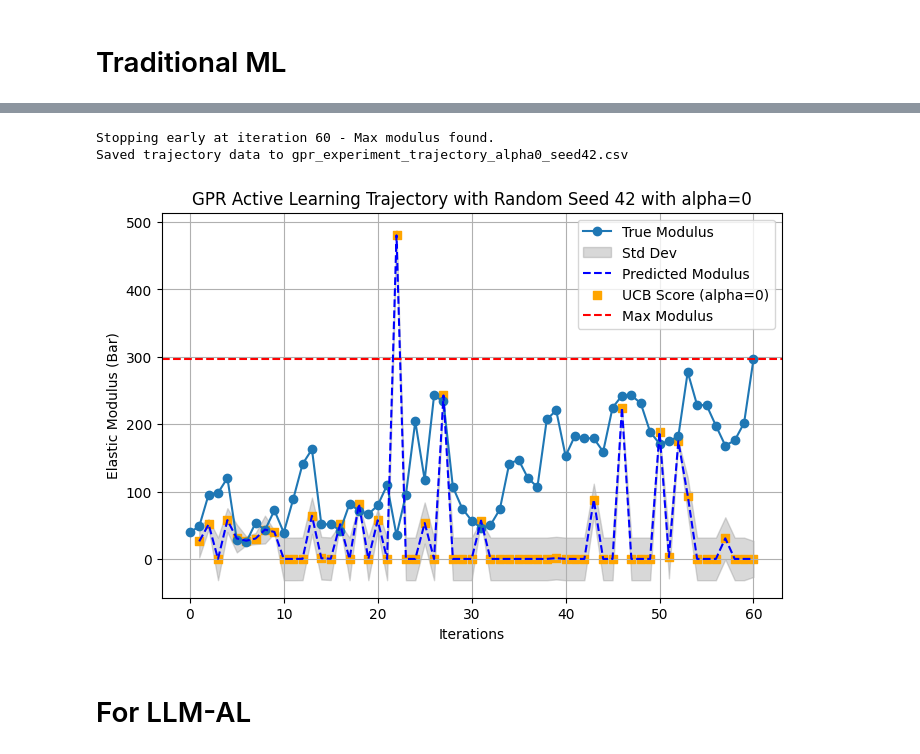
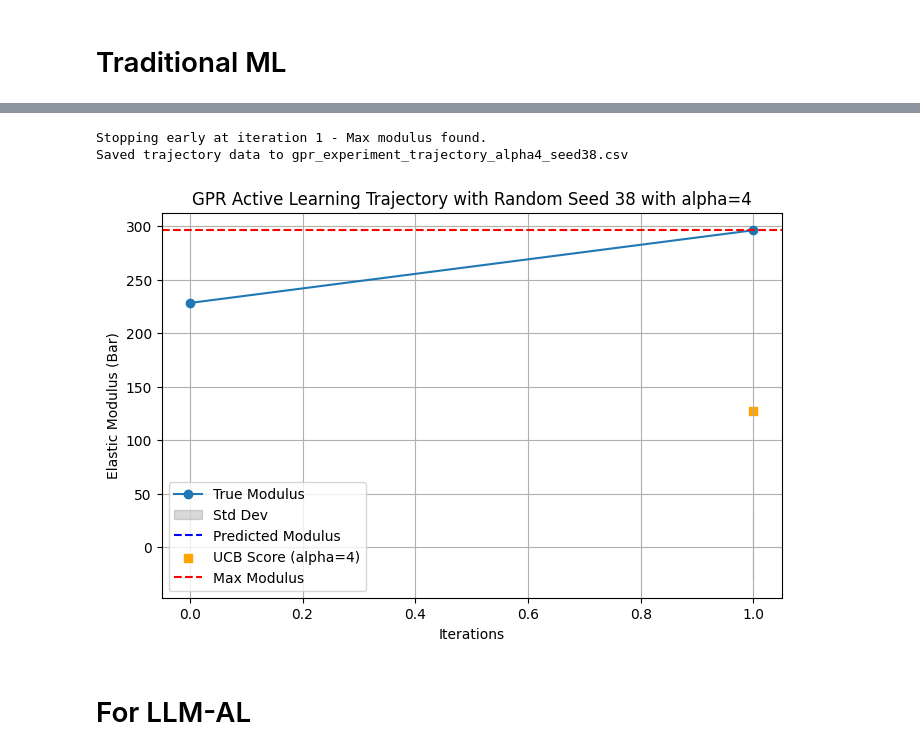
Before and after one commit to Toniaac/hte-data-processing, a Jupyter notebook: Active Learning.ipynb, the cells around one changed output, grey strips where cells are left out. Cells and saved outputs as stored; diff of their text form; code cells hidden in the pictures.

```diff
--- a/Active Learning.ipynb
+++ b/Active Learning.ipynb
@@ -378,5 +381,5 @@ def run_active_learning(data, initial_train_point = 1, alpha = 0.1, random_seed=
     plt.show()
 
 
-run_active_learning(data_grouped, initial_train_point=1, alpha = 0, random_seed=42)
+run_active_learning(data_grouped, initial_train_point=1, alpha = 4, random_seed=38)
 # %% [output]
@@ -400,6 +388,6 @@ run_active_learning(data_grouped, initial_train_point=1, alpha = 0, random_seed=
-Stopping early at iteration 60 - Max modulus found.
-Saved trajectory data to gpr_experiment_trajectory_alpha0_seed42.csv
+Stopping early at iteration 1 - Max modulus found.
+Saved trajectory data to gpr_experiment_trajectory_alpha4_seed38.csv
-[figure, old version]
+[figure, new version]
 # %% [markdown]
 # For LLM-AL
 # %%
```
Also changed, not shown: parts of 13 cells of this notebook, 50 other files.
